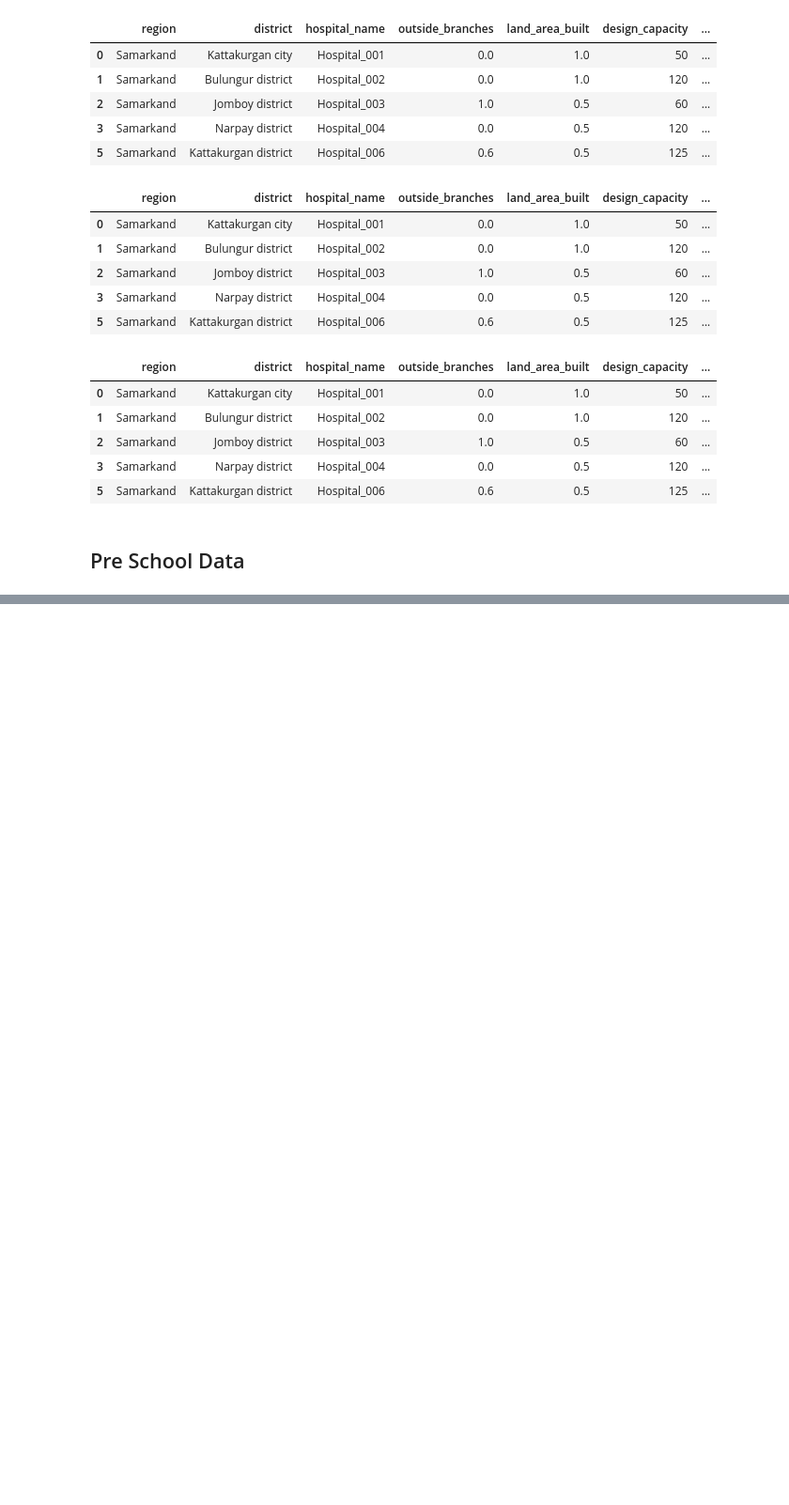
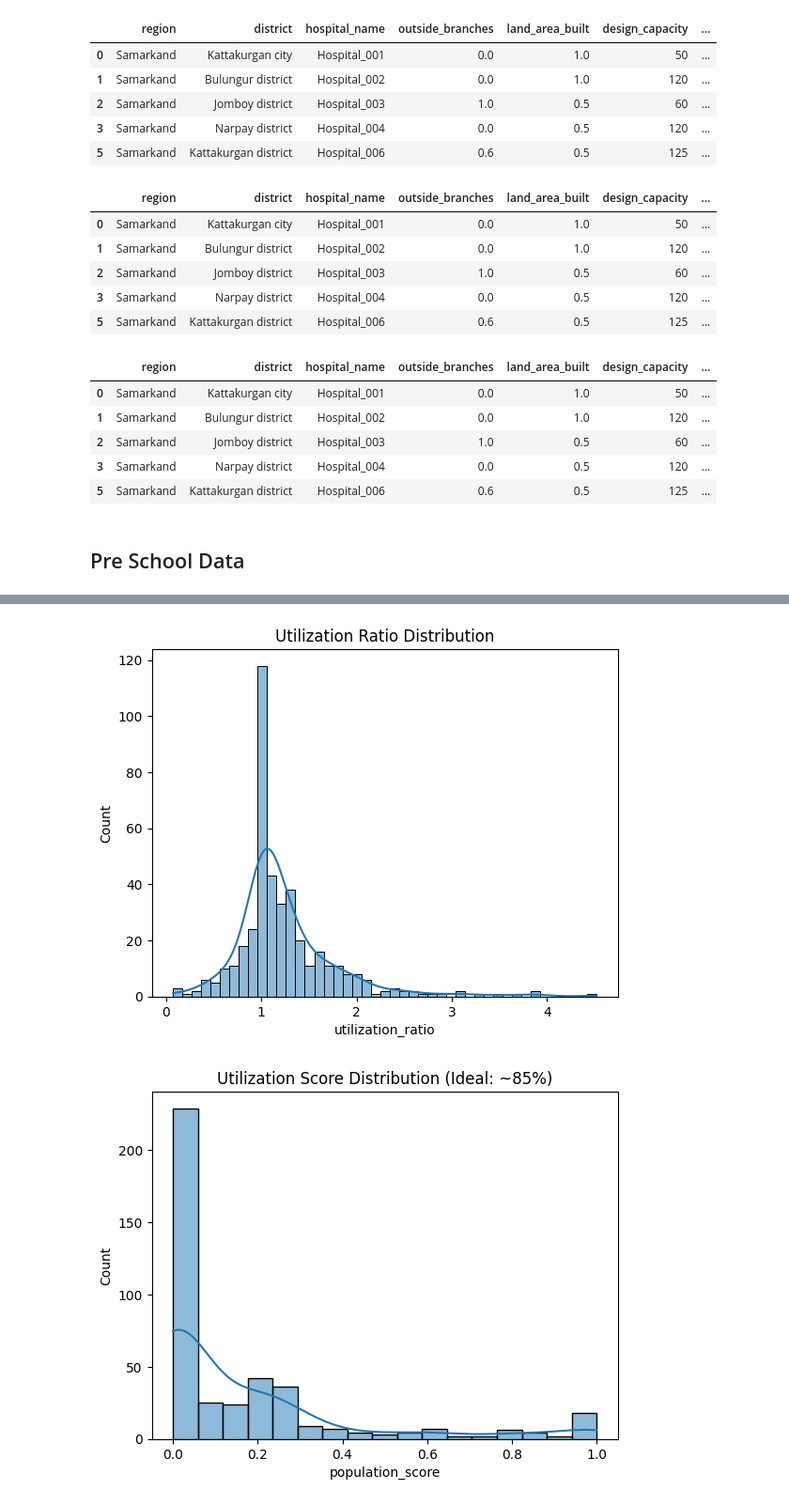
Before and after one commit to Kartikrast/social-infra-prediction-model, a Jupyter notebook: python_files/steps.ipynb, the cells around one changed output, grey strips where cells are left out. Shown at 94% size. Drawn from its saved outputs; the diff is of its cells as text; code cells hidden in the pictures; blank space fills up the shorter version.

Commit message:
completed pre_school_df

```diff
--- a/python_files/steps.ipynb
+++ b/python_files/steps.ipynb
@@ -3269,0 +3438,5 @@ hospital_df.to_csv('final_hos_df.csv', index=False)
+# %%
+pre_school_df['kindergarten_name'] = pre_school_df['kindergarten_name'].astype(str)
+
+for i in range(len(pre_school_df)):
+    pre_school_df.loc[i, 'kindergarten_name'] = 'kindergarten_'+pre_school_df['kindergarten_name'][i]
@@ -3269,0 +3445,12 @@ hospital_df.to_csv('final_hos_df.csv', index=False)
+# %%
+# getting numerical columns on the basis of 'number'
+numerical_cols = pre_school_df.select_dtypes(include=['number']).columns.tolist()
+
+# getting categorical columns (object, category, or boolean types)
+categorical_cols = pre_school_df.select_dtypes(include=['object', 'category', 'bool']).columns.tolist()
+
+# let's check all the unique values in our pre_school_df's categorical columns
+# Print unique values for each column
+for col in categorical_cols:
+    print(f"\n{col}:")
+    print(pre_school_df[col].unique())
@@ -3269,0 +3854,3 @@ hospital_df.to_csv('final_hos_df.csv', index=False)
+# %%
+#now as we have the % of build area and vacant aread we can simply drop the land_area_total
+pre_school_df.drop('land_area_total', axis=1, inplace=True)
@@ -3269,0 +3999,46 @@ hospital_df.to_csv('final_hos_df.csv', index=False)
+# %%
+
+# --- 1. Define relevant population columns
+pop_cols = ['design_capacity', 'total_students', 'boys', 'girls', 'staff_total', 'staff_men', 'staff_women']
+
+# --- 2. Fill missing values with 0
+pre_school_df[pop_cols] = pre_school_df[pop_cols].fillna(0)
+
+# --- 3. Filter out schools with zero design capacity (to avoid invalid division)
+pre_school_df = pre_school_df[pre_school_df['design_capacity'] > 0]
+
+# --- 4. Calculate total population (students + staff)
+pre_school_df['total_population'] = pre_school_df['total_students'] + pre_school_df['staff_total']
+
+# --- 5. Calculate utilization ratio (used capacity)
+pre_school_df['utilization_ratio'] = pre_school_df['total_population'] / pre_school_df['design_capacity']
+
+# --- 6. Assign score based on how close utilization is to ideal (85%)
+# Higher score if utilization is near 85%, penalize under- and over-utilization
+ideal_utilization = 0.85  # ideal occupancy is 85% of design capacity
+std_dev = 0.1  # smaller values = stricter scoring
+
+pre_school_df['population_score'] = np.exp(-0.5 * ((pre_school_df['utilization_ratio'] - ideal_utilization) / std_dev) ** 2).round(2)
+
+# --- 7. Optional: Categorize utilization quality
+def label_utilization(score):
+    if score >= 0.9:
+        return 'Ideal'
+    elif score >= 0.6:
+        return 'Acceptable'
+    else:
+        return 'Needs Review'
+
+pre_school_df['utilization_label'] = pre_school_df['population_score'].apply(label_utilization)
+
+# --- 8. Plot distributions
+sns.histplot(pre_school_df['utilization_ratio'], kde=True)
+plt.title("Utilization Ratio Distribution")
+plt.show()
+
+sns.histplot(pre_school_df['population_score'], kde=True)
+plt.title("Utilization Score Distribution (Ideal: ~85%)")
+plt.show()
+# %% [output]
+[figure, added]
+[figure, added]
```
Also changed, not shown: parts of 24 cells of this notebook.
